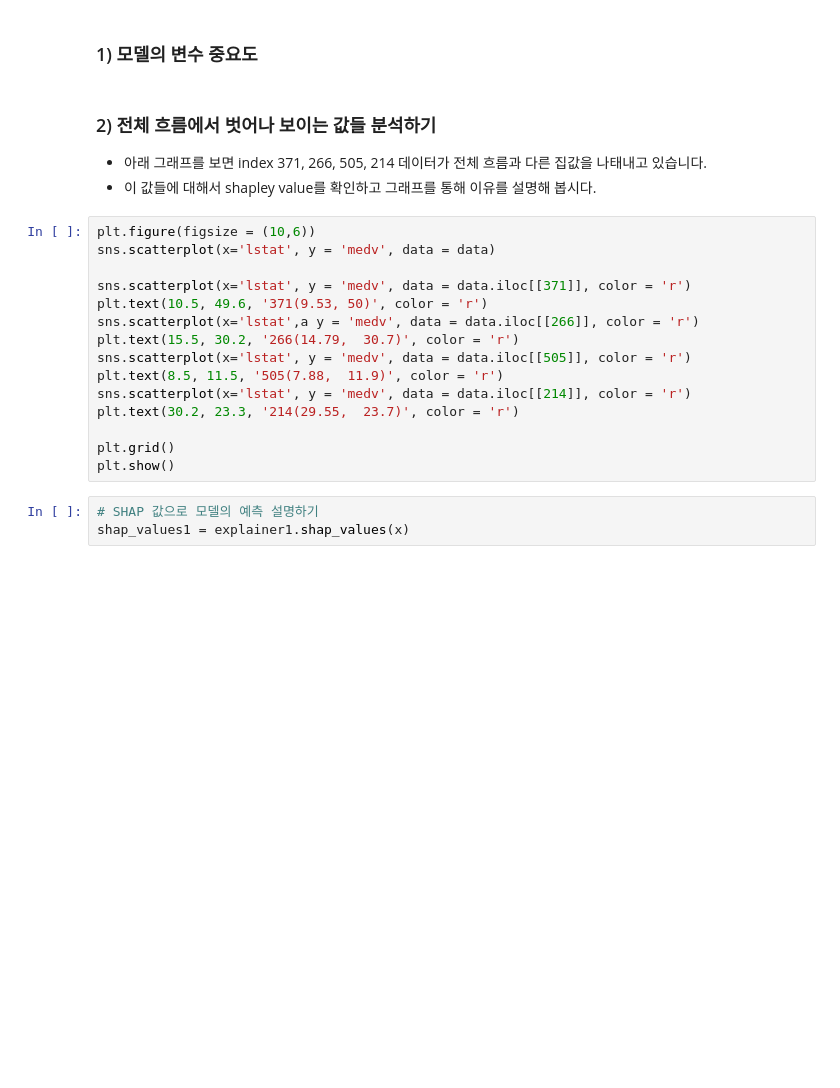
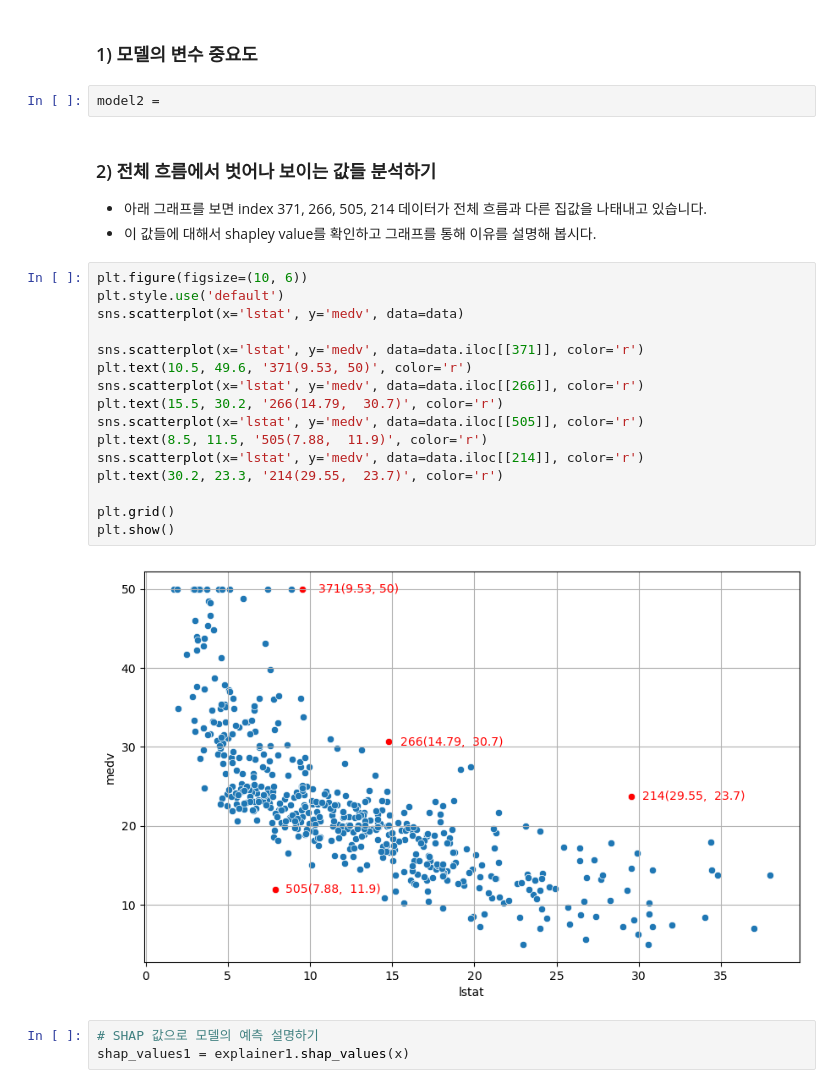
Before and after one commit to cyeongy/kt-aivle, a Jupyter notebook: AI모델_해석,평가/chapter 4-1. 모델에 대한 설명2_shap.ipynb, the cells around one changed output. Cells and saved outputs as stored; diff of their text form; blank space fills up the shorter version.

```diff
--- a/AI모델_해석,평가/chapter 4-1. 모델에 대한 설명2_shap.ipynb
+++ b/AI모델_해석,평가/chapter 4-1. 모델에 대한 설명2_shap.ipynb
@@ -165,26 +212,31 @@ shap.force_plot(explainer1.expected_value, shap_values1[0, :], x_train.iloc[0,:]
 * 그러나, 이 관계에서 벗어난 데이터들이 존재합니다. 이들에 대해서 집값을 예측하는데 영향을 주는 요인을 각각 찾아 설명해 봅시다.
 # %% [markdown]
 ### 1) 모델의 변수 중요도
+# %%
+model2 =
 # %% [markdown]
 ### 2) 전체 흐름에서 벗어나 보이는 값들 분석하기
 
 * 아래 그래프를 보면 index 371, 266, 505, 214 데이터가 전체 흐름과 다른 집값을 나태내고 있습니다.
 * 이 값들에 대해서 shapley value를 확인하고 그래프를 통해 이유를 설명해 봅시다.
 # %%
-plt.figure(figsize = (10,6))
-sns.scatterplot(x='lstat', y = 'medv', data = data)
+plt.figure(figsize=(10, 6))
+plt.style.use('default')
+sns.scatterplot(x='lstat', y='medv', data=data)
 
-sns.scatterplot(x='lstat', y = 'medv', data = data.iloc[[371]], color = 'r')
-plt.text(10.5, 49.6, '371(9.53, 50)', color = 'r')
-sns.scatterplot(x='lstat',a y = 'medv', data = data.iloc[[266]], color = 'r')
-plt.text(15.5, 30.2, '266(14.79,  30.7)', color = 'r')
-sns.scatterplot(x='lstat', y = 'medv', data = data.iloc[[505]], color = 'r')
-plt.text(8.5, 11.5, '505(7.88,  11.9)', color = 'r')
-sns.scatterplot(x='lstat', y = 'medv', data = data.iloc[[214]], color = 'r')
-plt.text(30.2, 23.3, '214(29.55,  23.7)', color = 'r')
+sns.scatterplot(x='lstat', y='medv', data=data.iloc[[371]], color='r')
+plt.text(10.5, 49.6, '371(9.53, 50)', color='r')
+sns.scatterplot(x='lstat', y='medv', data=data.iloc[[266]], color='r')
+plt.text(15.5, 30.2, '266(14.79,  30.7)', color='r')
+sns.scatterplot(x='lstat', y='medv', data=data.iloc[[505]], color='r')
+plt.text(8.5, 11.5, '505(7.88,  11.9)', color='r')
+sns.scatterplot(x='lstat', y='medv', data=data.iloc[[214]], color='r')
+plt.text(30.2, 23.3, '214(29.55,  23.7)', color='r')
 
 plt.grid()
 plt.show()
+# %% [output]
+[figure, added]
 # %%
 # SHAP 값으로 모델의 예측 설명하기
 shap_values1 = explainer1.shap_values(x)
```
Also changed, not shown: parts of 49 cells of this notebook, 12 other files.
